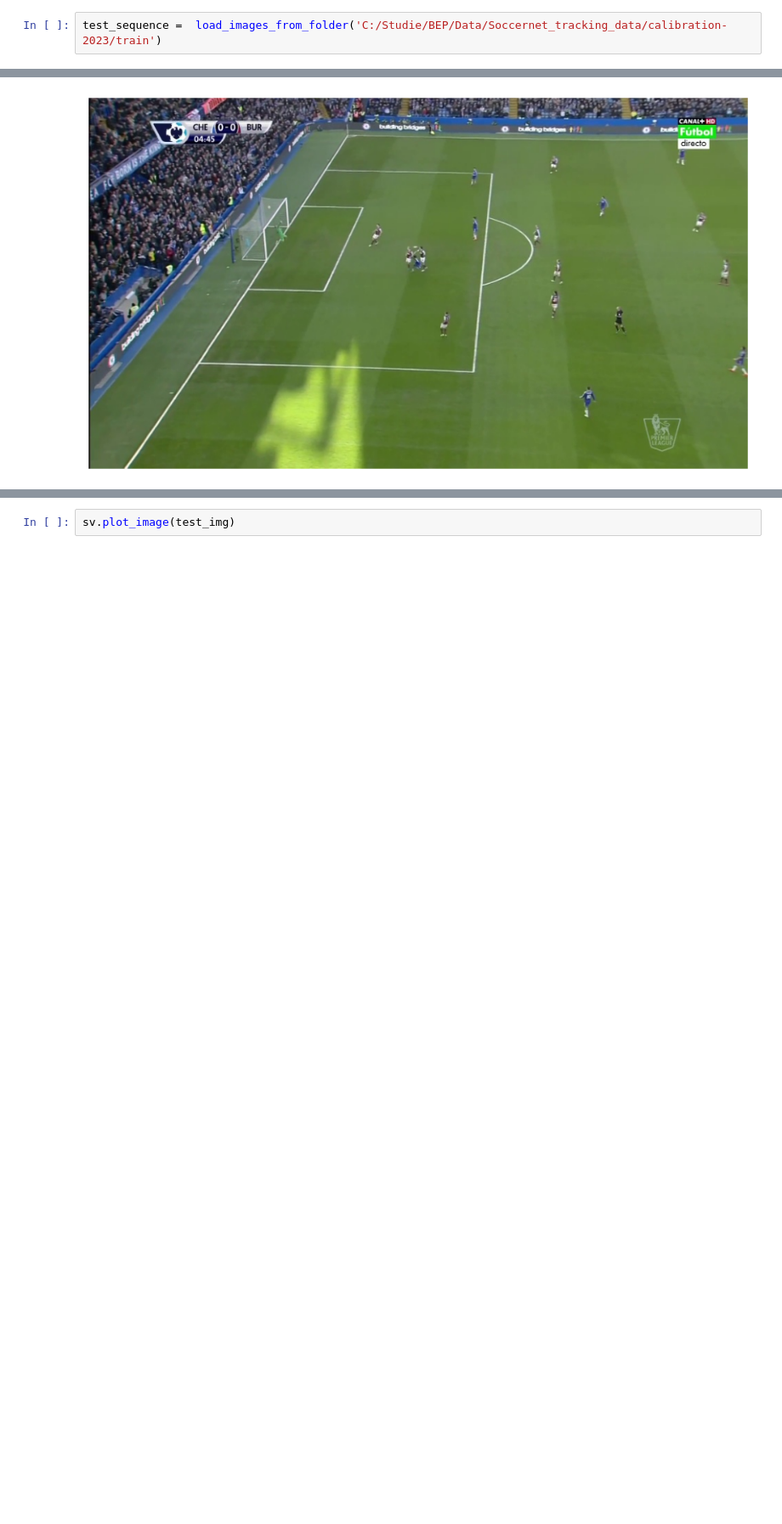
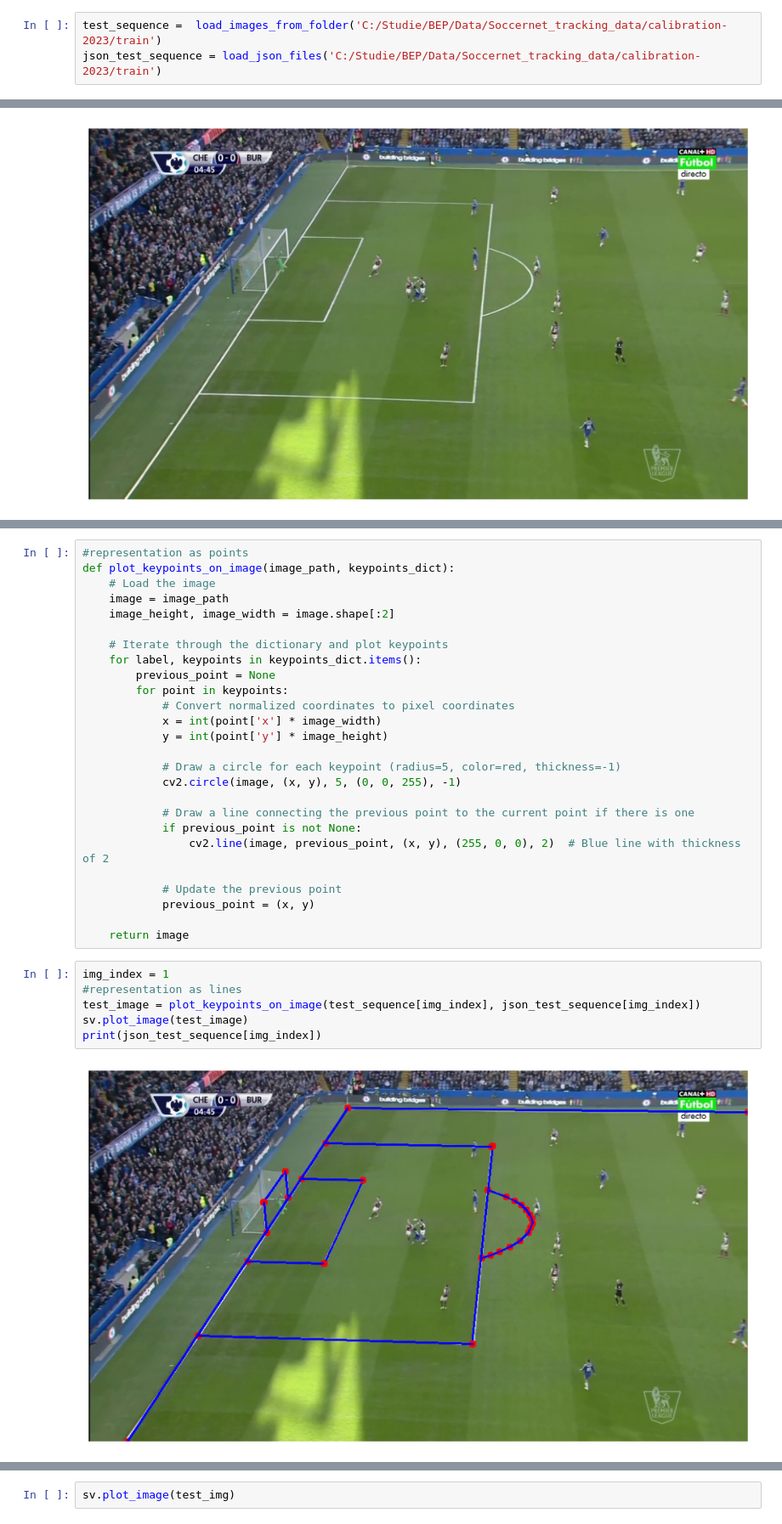
Before and after one commit to TvanGorcum/Football_tracking, a Jupyter notebook: src/Notebooks/Visualize_lines.ipynb, the cells around one changed output, grey strips where cells are left out. Shown at 85% size. Cells and saved outputs as stored; diff of their text form; blank space fills up the shorter version.

Commit message:
Finished code that can visualize keypoints and lines from JSON files

```diff
--- a/src/Notebooks/Visualize_lines.ipynb
+++ b/src/Notebooks/Visualize_lines.ipynb
@@ -17,5 +33,6 @@ def load_images_from_folder(folder):
 # %%
 test_sequence =  load_images_from_folder('C:/Studie/BEP/Data/Soccernet_tracking_data/calibration-2023/train')
+json_test_sequence = load_json_files('C:/Studie/BEP/Data/Soccernet_tracking_data/calibration-2023/train')
 # %%
 sv.plot_image(test_sequence[1])
 # %% [output]
@@ -49,0 +61,34 @@ test_img = draw_lines_on_loaded_image(test_sequence[1], 'C:/Studie/BEP/Data/Socc
+# %%
+#representation as points
+def plot_keypoints_on_image(image_path, keypoints_dict):
+    # Load the image
+    image = image_path
+    image_height, image_width = image.shape[:2]
+
+    # Iterate through the dictionary and plot keypoints
+    for label, keypoints in keypoints_dict.items():
+        previous_point = None
+        for point in keypoints:
+            # Convert normalized coordinates to pixel coordinates
+            x = int(point['x'] * image_width)
+            y = int(point['y'] * image_height)
+
+            # Draw a circle for each keypoint (radius=5, color=red, thickness=-1)
+            cv2.circle(image, (x, y), 5, (0, 0, 255), -1)
+
+            # Draw a line connecting the previous point to the current point if there is one
+            if previous_point is not None:
+                cv2.line(image, previous_point, (x, y), (255, 0, 0), 2)  # Blue line with thickness of 2
+
+            # Update the previous point
+            previous_point = (x, y)
+
+    return image
+# %%
+img_index = 1
+#representation as lines
+test_image = plot_keypoints_on_image(test_sequence[img_index], json_test_sequence[img_index])
+sv.plot_image(test_image)
+print(json_test_sequence[img_index])
+# %% [output]
+[figure, added]
```
Also changed, not shown: parts of 5 cells of this notebook.
